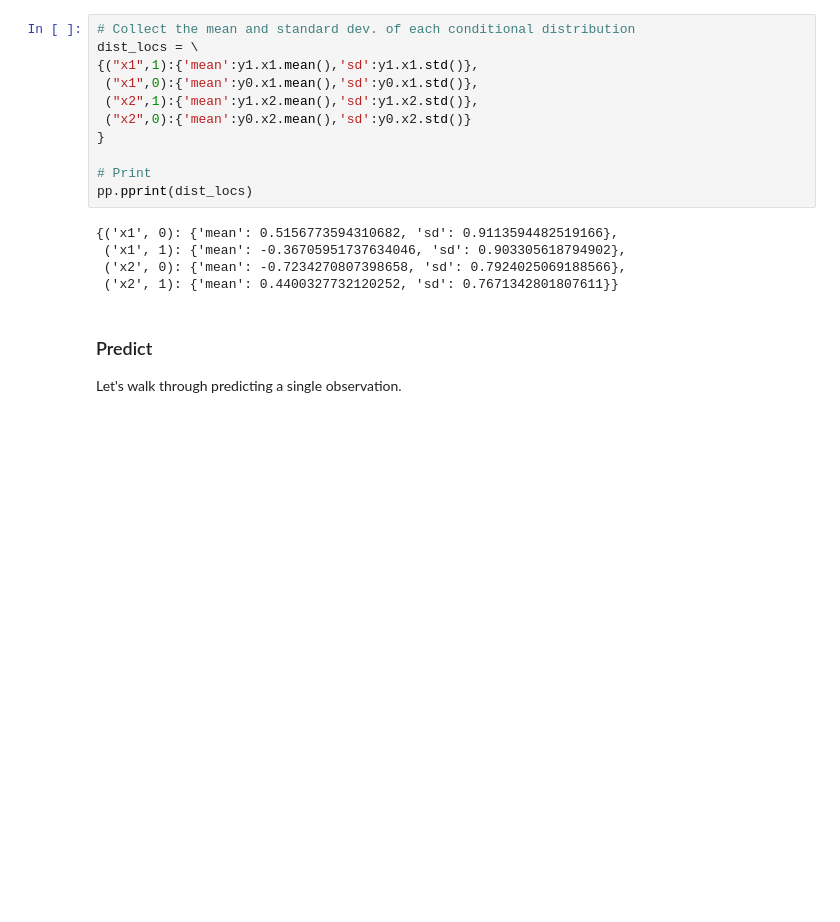
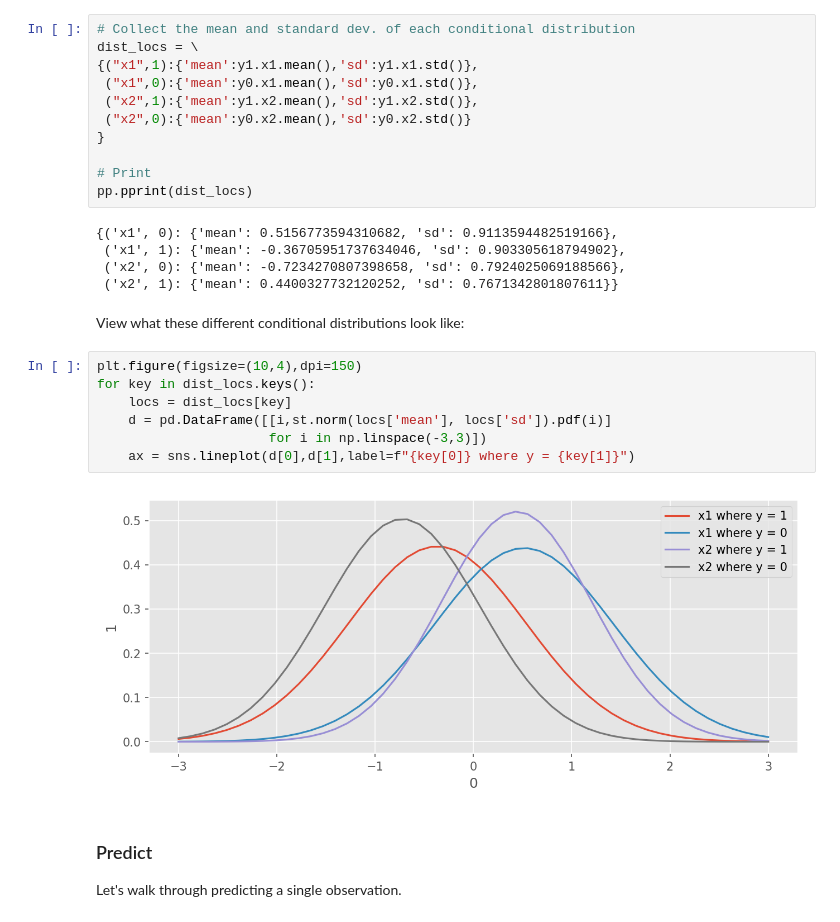
Before and after one commit to edunford/ppol564-old, a Jupyter notebook: lectures/lecture_24/lecture_24-bayes.ipynb, the cells around one changed output. Saved outputs shown, nothing was run; the diff lists cells and outputs as text; blank space fills up the shorter version.

```diff
--- a/lectures/lecture_24/lecture_24-bayes.ipynb
+++ b/lectures/lecture_24/lecture_24-bayes.ipynb
@@ -590,6 +583,17 @@ pp.pprint(dist_locs)
  ('x1', 1): {'mean': -0.36705951737634046, 'sd': 0.903305618794902},
  ('x2', 0): {'mean': -0.7234270807398658, 'sd': 0.7924025069188566},
  ('x2', 1): {'mean': 0.4400327732120252, 'sd': 0.7671342801807611}}
+# %% [markdown]
+View what these different conditional distributions look like:
+# %%
+plt.figure(figsize=(10,4),dpi=150)
+for key in dist_locs.keys():
+    locs = dist_locs[key]
+    d = pd.DataFrame([[i,st.norm(locs['mean'], locs['sd']).pdf(i)]
+                      for i in np.linspace(-3,3)])
+    ax = sns.lineplot(d[0],d[1],label=f"{key[0]} where y = {key[1]}")
+# %% [output]
+[figure, added]
 # %% [markdown]
 ### Predict
 
```
Also changed, not shown: parts of 1 cell of this notebook, 11 other files.
